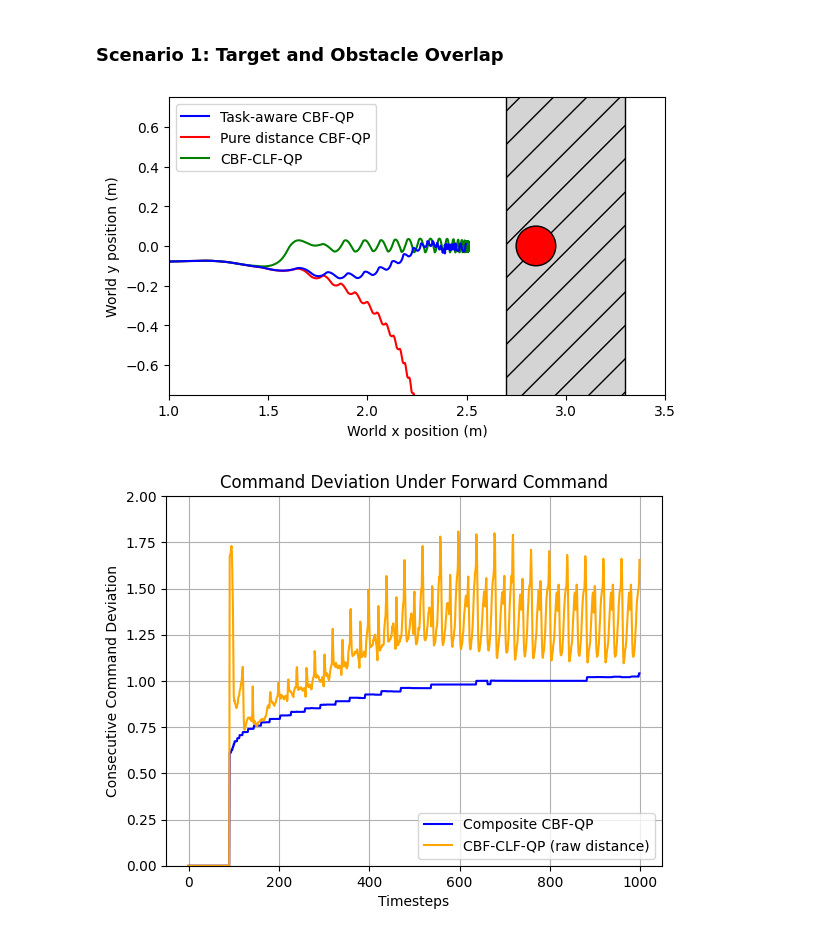
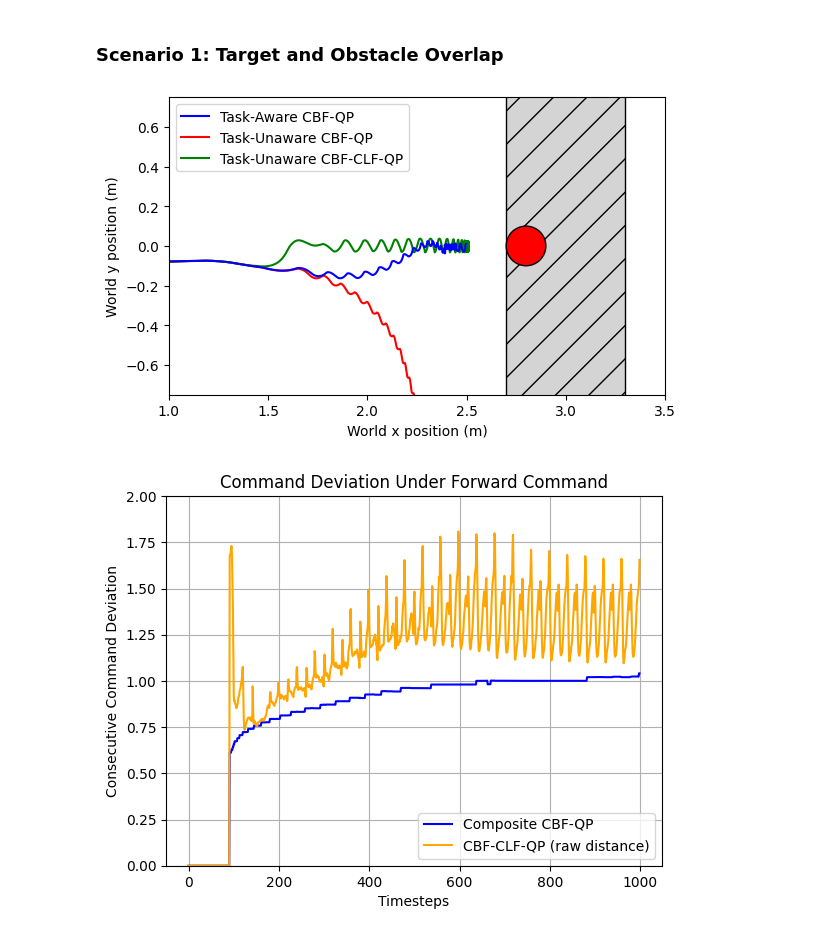
Before and after one commit to famsvip/Robot-Navigation-Collision-Avoidance-, a Jupyter notebook: data/plotting.ipynb, the cells around one changed output. Cells and saved outputs as stored; diff of their text form; code cells hidden in the pictures.

```diff
--- a/data/plotting.ipynb
+++ b/data/plotting.ipynb
@@ -15,38 +15,38 @@ data_threshold = 10000
 
 composite_3 = np.load("./composite_pos_3.npy")
 separated_1 = np.load("./separated_1.npy")
 pure = np.load("./pure_trial_1.npy")
 
 fig, ax = plt.subplots()
 
 rect = Rectangle((2.7, -1.8), width=0.6, height=3.6,
                  edgecolor='black', facecolor=(0.83, 0.83, 0.83), hatch="/")
-circle_target = Circle((2.85, 0.0), radius=0.1, edgecolor="black", facecolor="red")
+circle_target = Circle((2.8, 0.0), radius=0.1, edgecolor="black", facecolor="red")
 circle_composite = Circle((composite_3[data_threshold-1, :2]), radius=0.4, facecolor=(0.5,0.5,1.0,0.25))
 circle_separate_1 = Circle((separated_1[data_threshold-1,:2]), radius=0.4, facecolor=(0, 1, 0, 0.25))
 ax.add_patch(rect)
 ax.add_patch(circle_target)
 #ax.add_patch(circle_composite)
 #ax.add_patch(circle_separate_1)
 
-ax.plot(pure[:data_threshold,0], pure[:data_threshold,1], color="r", label="Pure distance CBF-QP")
-ax.plot(separated_1[:data_threshold,0], separated_1[:data_threshold,1], color="g", label="CBF-CLF-QP")
-ax.plot(composite_3[:data_threshold,0], composite_3[:data_threshold,1], color="b", label="Task-aware CBF-QP")
+ax.plot(pure[:data_threshold,0], pure[:data_threshold,1], color="r", label="Task-Unaware CBF-QP")
+ax.plot(separated_1[:data_threshold,0], separated_1[:data_threshold,1], color="g", label="Task-Unaware CBF-CLF-QP")
+ax.plot(composite_3[:data_threshold,0], composite_3[:data_threshold,1], color="b", label="Task-Aware CBF-QP")
 
 ax.set_xlim(1.0, 3.5)
 ax.set_ylim(-0.75, 0.75)
 ax.set_aspect('equal')
 plt.grid(False)
 #plt.title('Robot Trajectory Approaching Target Under Forward Command')
 plt.xlabel("World x position (m)")
 plt.ylabel("World y position (m)")
 
 handles, labels = ax.get_legend_handles_labels()
 order = [2, 0, 1]
 ax.legend([handles[i] for i in order], [labels[i] for i in order])
 plt.show()
 # %% [output]
-[figure, old version]
+[figure, new version]
 # %%
 # Consecutive command error (squared error)
 
```
Also changed, not shown: parts of 4 cells of this notebook, 1 other file.
